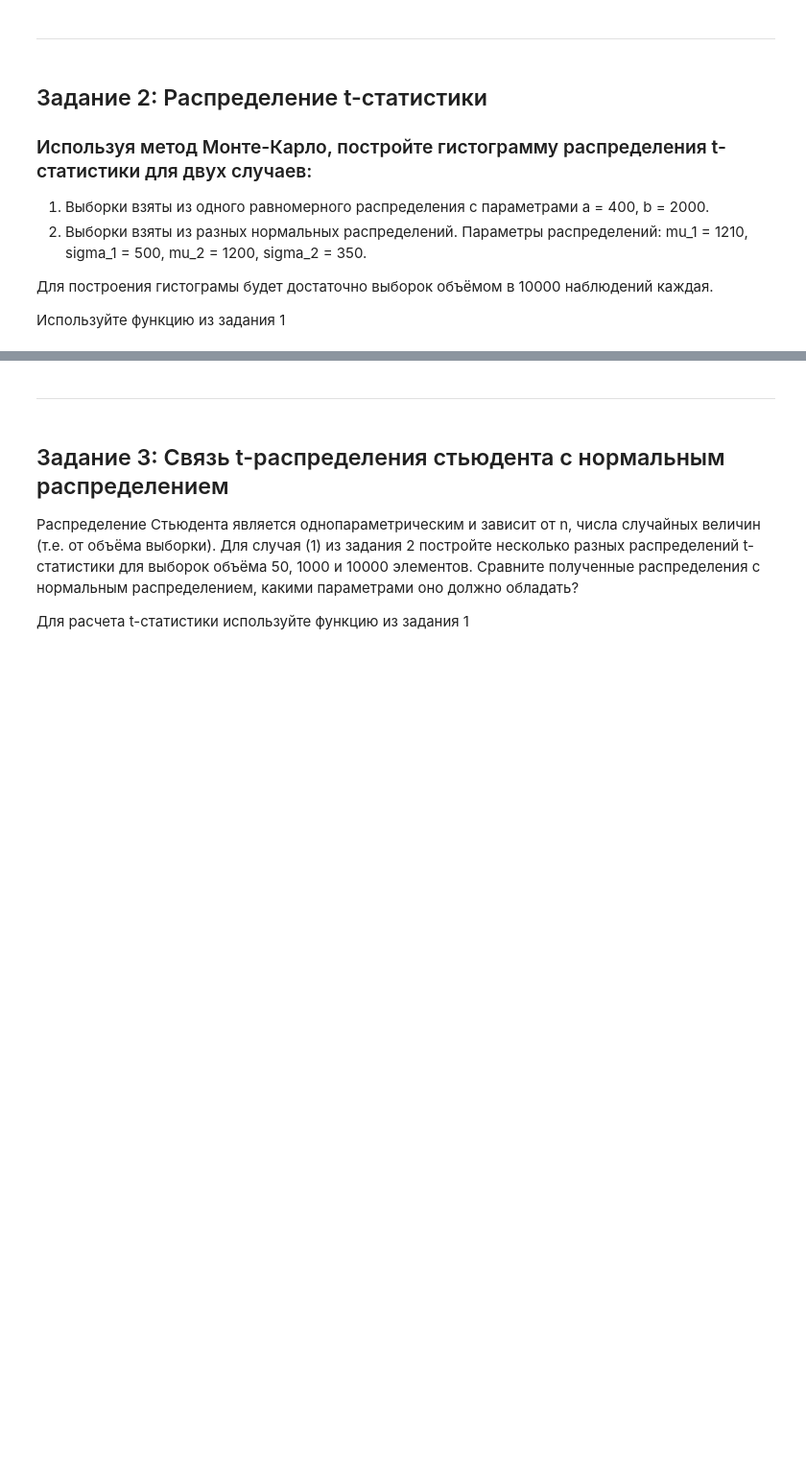
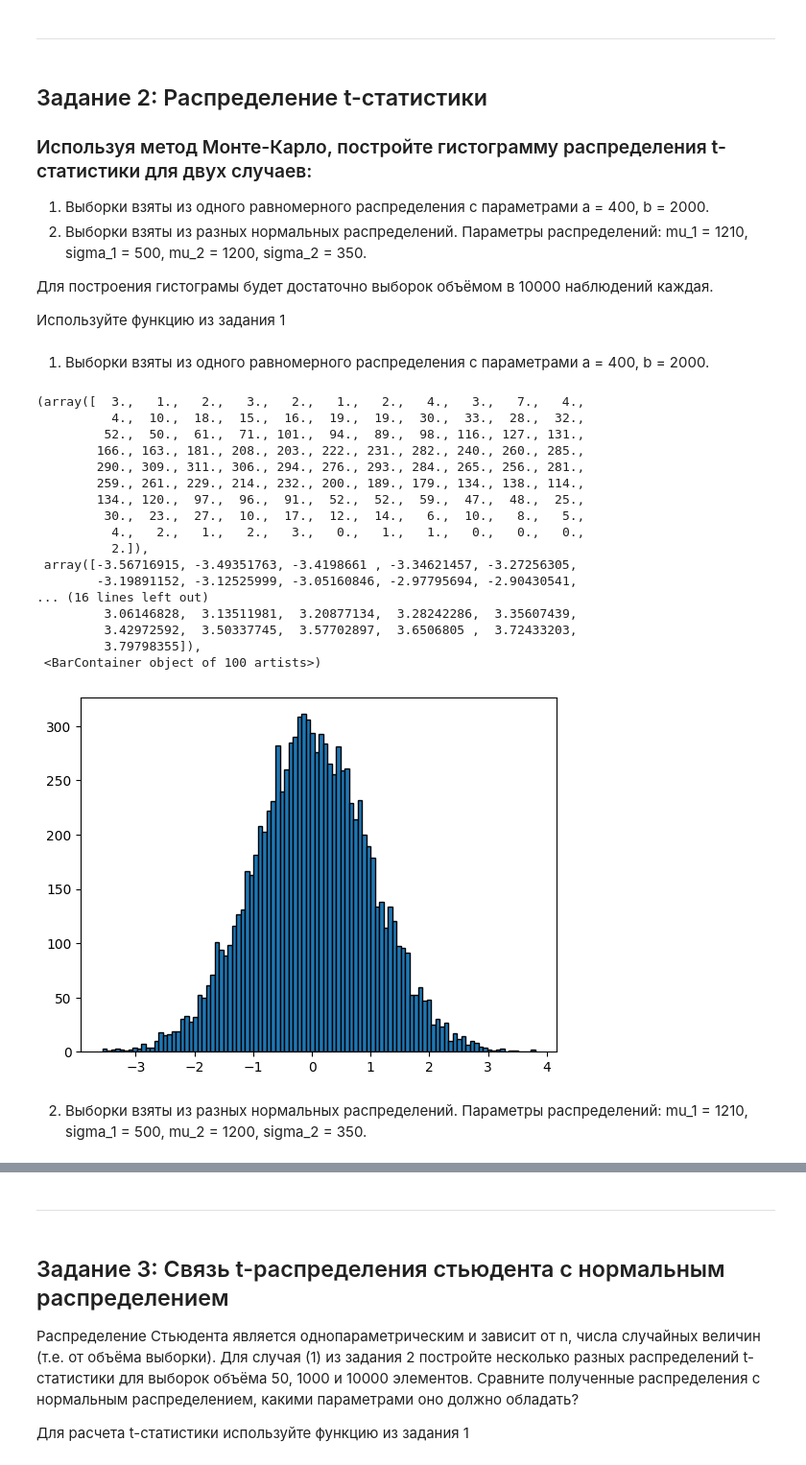
Before and after one commit to Yukkitsune/TBank-Analytics, a Jupyter notebook: Probability theory and mathematical statistics/homework2_statistics.ipynb, the cells around one changed output, grey strips where cells are left out. Shown at 96% size. Drawn from its saved outputs; the diff is of its cells as text; code cells hidden in the pictures; blank space fills up the shorter version.

```diff
--- a/Probability theory and mathematical statistics/homework2_statistics.ipynb
+++ b/Probability theory and mathematical statistics/homework2_statistics.ipynb
@@ -17,0 +19,15 @@ def welchs_test (x1, x2):
+# %%
+def welchs_test (x1: List, x2: List) -> float:
+  '''
+  Реализует тест Уэлча для двух независимых выборок
+  Гипотезы:
+  - H0: m1 = m2 (равенство средних генеральных совокупностей)
+  - H1: m1 != m2 (неравенство средних генеральных совокупностей)
+  '''
+  first_mean = np.mean(x1)
+  second_mean = np.mean(x2)
+  first_std = np.std(x1, ddof=1)
+  second_std = np.std(x2, ddof=1)
+  numerator = first_mean - second_mean
+  denominator = sqrt(first_std**2 / len(x1) + second_std**2/len(x2))
+  return  numerator / denominator
@@ -17,0 +36,3 @@ def welchs_test (x1, x2):
+# %%
+x1 = np.random.uniform(low=400, high=2000, size=1000)
+x2 = np.random.uniform(low=400, high=2000, size=1000)
@@ -26,3 +53,42 @@ ___
 Для построения гистограмы будет достаточно выборок объёмом в 10000 наблюдений каждая.
 
 Используйте функцию из задания 1
+# %% [markdown]
+1. Выборки взяты из одного равномерного распределения с параметрами a = 400, b = 2000.
+# %%
+def uniform_monte_carlo (a: int, b: int, size: int, iterations: int) -> List:
+  t_statistics = []
+  for _ in range (iterations):
+    X = np.random.uniform(low=a, high=b, size=size)
+    selection = np.array_split(X,2)
+    x1, x2 = selection[0], selection[1]
+    t_statistics.append(welchs_test(x1, x2))
+  return t_statistics
+# %%
+a, b = 400, 2000
+size = 20000
+iterations = 10000
+t_statistics_uniform = uniform_monte_carlo(a=a, b=b, size=size, iterations=iterations)
+# %%
+plt.hist(t_statistics_uniform, bins=100, edgecolor='black')
+# %% [output]
+(array([  3.,   1.,   2.,   3.,   2.,   1.,   2.,   4.,   3.,   7.,   4.,
+          4.,  10.,  18.,  15.,  16.,  19.,  19.,  30.,  33.,  28.,  32.,
+         52.,  50.,  61.,  71., 101.,  94.,  89.,  98., 116., 127., 131.,
+        166., 163., 181., 208., 203., 222., 231., 282., 240., 260., 285.,
+        290., 309., 311., 306., 294., 276., 293., 284., 265., 256., 281.,
+        259., 261., 229., 214., 232., 200., 189., 179., 134., 138., 114.,
+        134., 120.,  97.,  96.,  91.,  52.,  52.,  59.,  47.,  48.,  25.,
+         30.,  23.,  27.,  10.,  17.,  12.,  14.,   6.,  10.,   8.,   5.,
+          4.,   2.,   1.,   2.,   3.,   0.,   1.,   1.,   0.,   0.,   0.,
+          2.]),
+ array([-3.56716915, -3.49351763, -3.4198661 , -3.34621457, -3.27256305,
+        -3.19891152, -3.12525999, -3.05160846, -2.97795694, -2.90430541,
+... (16 lines left out)
+         3.06146828,  3.13511981,  3.20877134,  3.28242286,  3.35607439,
+         3.42972592,  3.50337745,  3.57702897,  3.6506805 ,  3.72433203,
+         3.79798355]),
+ <BarContainer object of 100 artists>)
+[figure, added]
+# %% [markdown]
+2. Выборки взяты из разных нормальных распределений. Параметры распределений: mu_1 = 1210, sigma_1 = 500, mu_2 = 1200, sigma_2 = 350.
```
Also changed, not shown: parts of 12 cells of this notebook.
